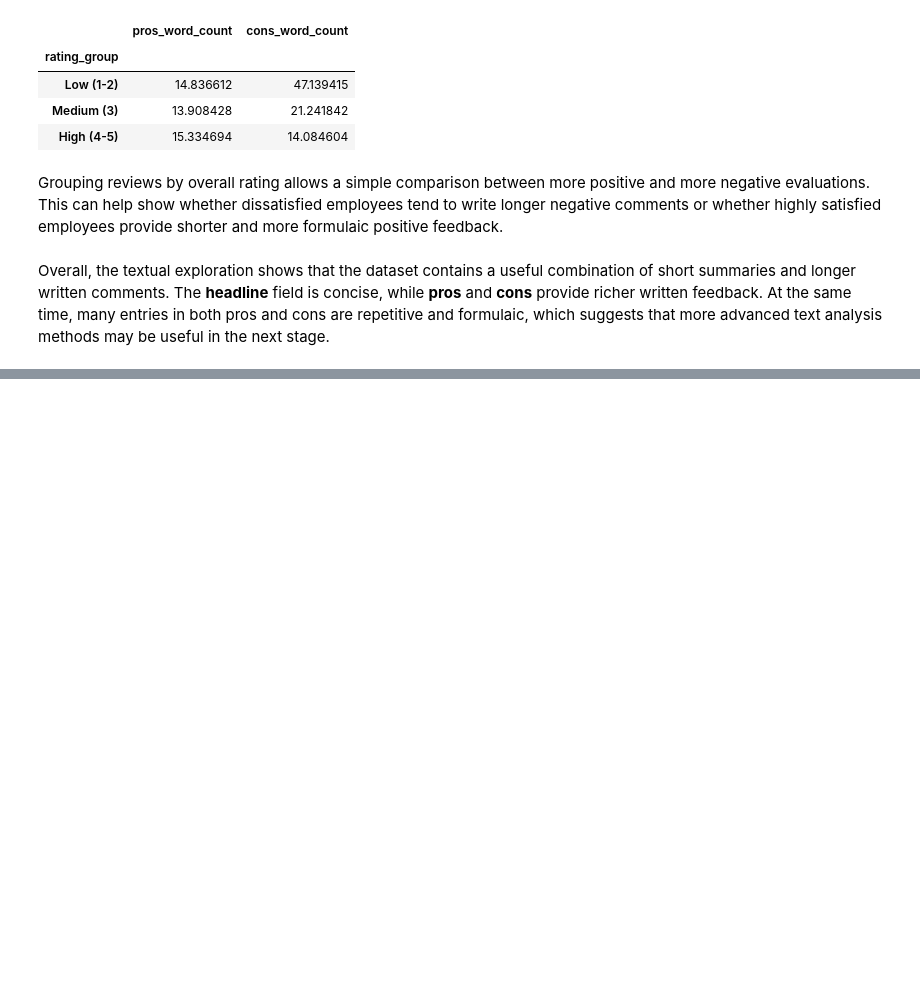
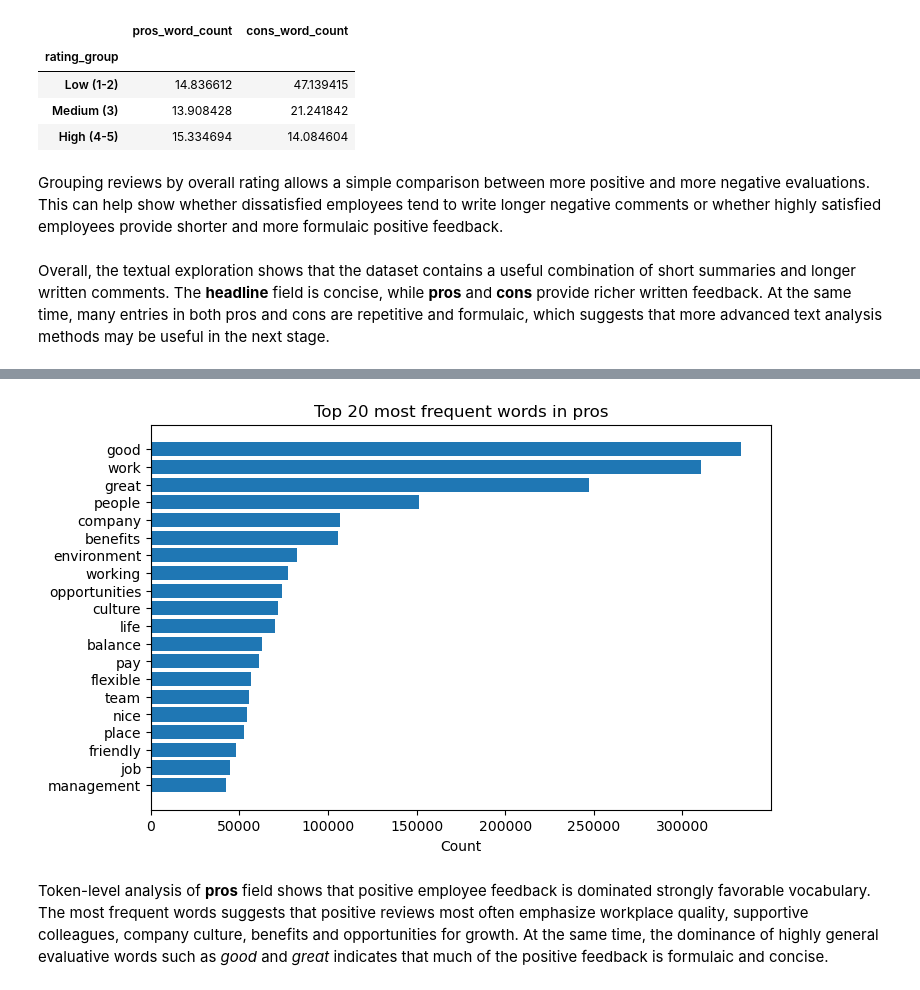
Before and after one commit to YoanaHadzhidimitrova/employee_review_analysis, a Jupyter notebook: employee_review_analysis.ipynb, the cells around one changed output, grey strips where cells are left out. Drawn from its saved outputs; the diff is of its cells as text; code cells hidden in the pictures; blank space fills up the shorter version.

Commit message:
Basic Text Mining of Pros and Cons / Token Analysis

```diff
--- a/employee_review_analysis.ipynb
+++ b/employee_review_analysis.ipynb
@@ -1449,0 +1459,12 @@ Overall, the textual exploration shows that the dataset contains a useful combin
+# %%
+pros_text = glassdoor_reviews['pros_clean'].dropna()
+pros_text = pros_text[pros_text.str.strip() != '']
+# %%
+pros_vectorizer = CountVectorizer(stop_words='english')
+pros_bow = pros_vectorizer.fit_transform(pros_text)
+# %%
+pros_word_counts = pd.DataFrame({
+    'word': pros_vectorizer.get_feature_names_out(),
+    'count': np.asarray(pros_bow.sum(axis=0)).ravel()
+}).sort_values('count', ascending = False)
+pros_word_counts.head(20)
@@ -1449,0 +1489,12 @@ Overall, the textual exploration shows that the dataset contains a useful combin
+# %%
+top_pros_words = pros_word_counts.head(20)
+
+plt.figure(figsize=(8, 5))
+plt.barh(top_pros_words['word'][::-1], top_pros_words['count'][::-1])
+plt.xlabel("Count")
+plt.title("Top 20 most frequent words in pros")
+plt.show()
+# %% [output]
+[figure, added]
+# %% [markdown]
+Token-level analysis of **pros** field shows that positive employee feedback is dominated strongly favorable vocabulary. The most frequent words suggests that positive reviews most often emphasize workplace quality, supportive colleagues, company culture, benefits and opportunities for growth. At the same time, the dominance of highly general evaluative words such as *good* and *great* indicates that much of the positive feedback is formulaic and concise.
```
Also changed, not shown: parts of 34 cells of this notebook.
